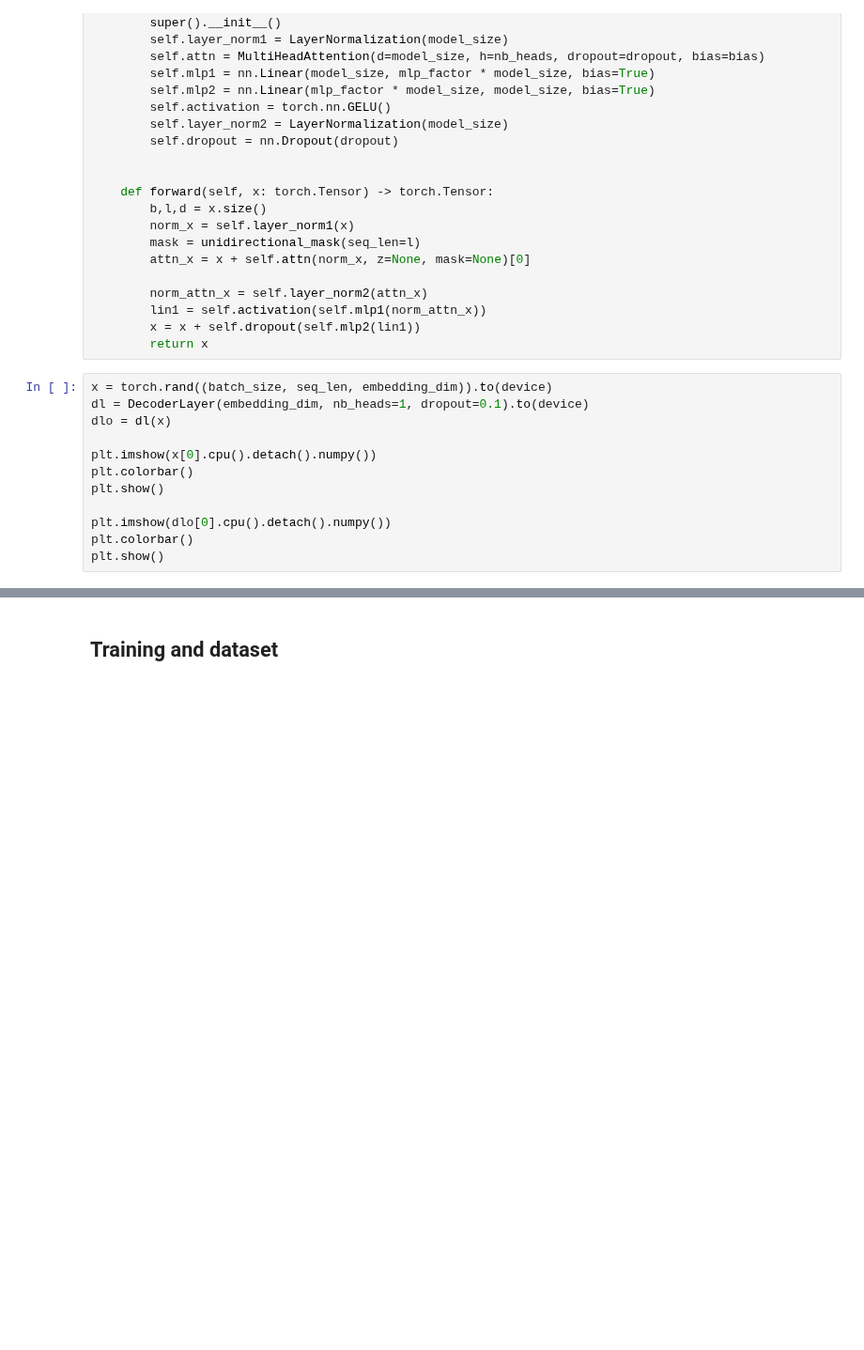
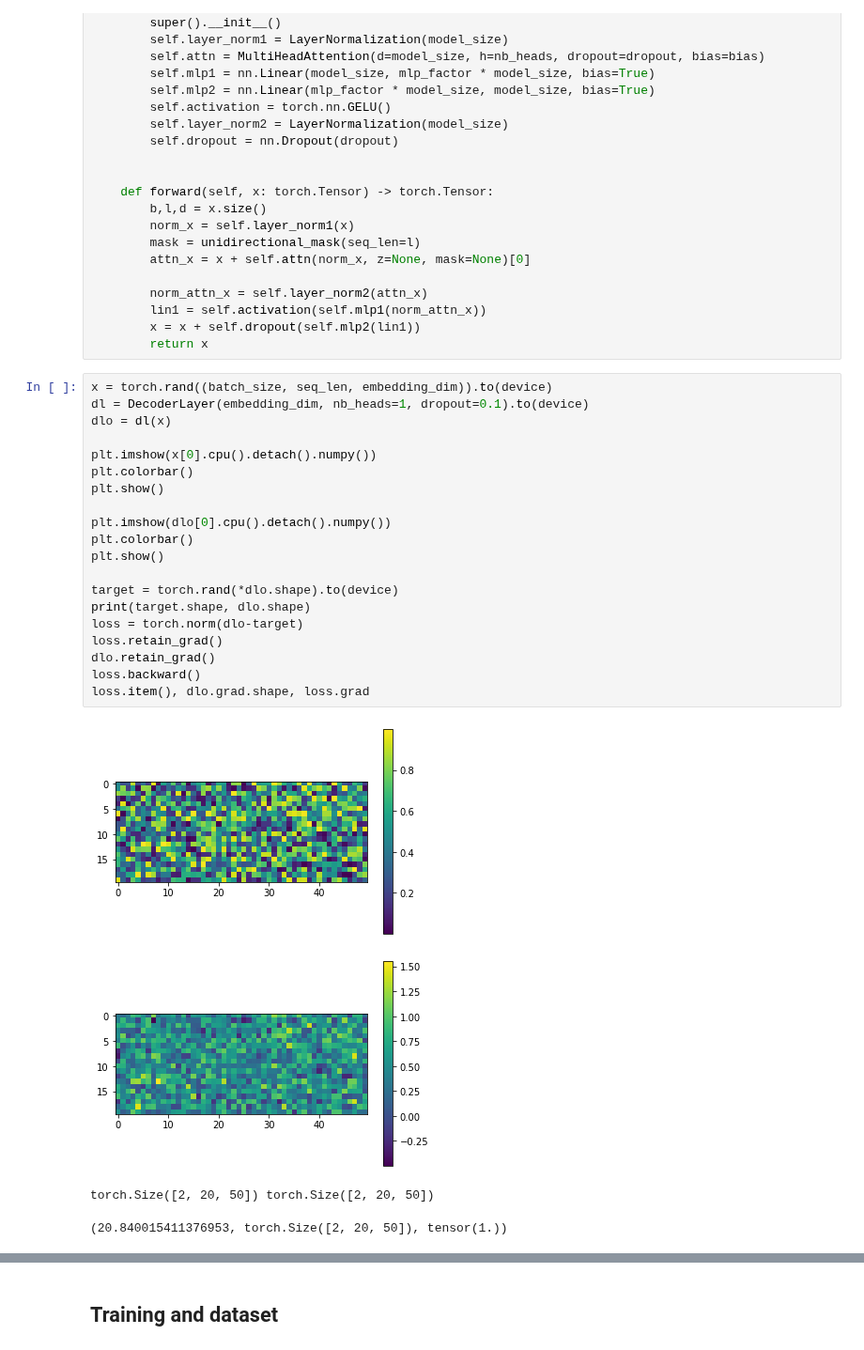
Before and after one commit to jean-kunz/transformer_implementations, a Jupyter notebook: notebooks/components.ipynb, the cells around one changed output, grey strips where cells are left out. Shown at 94% size. Drawn from its saved outputs; the diff is of its cells as text; blank space fills up the shorter version.

```diff
--- a/notebooks/components.ipynb
+++ b/notebooks/components.ipynb
@@ -435,15 +523,28 @@ class DecoderLayer(nn.Module):
 # %%
 x = torch.rand((batch_size, seq_len, embedding_dim)).to(device)
 dl = DecoderLayer(embedding_dim, nb_heads=1, dropout=0.1).to(device)
 dlo = dl(x)
 
 plt.imshow(x[0].cpu().detach().numpy())
 plt.colorbar()
 plt.show()
 
 plt.imshow(dlo[0].cpu().detach().numpy())
 plt.colorbar()
 plt.show()
+
+target = torch.rand(*dlo.shape).to(device)
+print(target.shape, dlo.shape)
+loss = torch.norm(dlo-target)
+loss.retain_grad()
+dlo.retain_grad()
+loss.backward()
+loss.item(), dlo.grad.shape, loss.grad
+# %% [output]
+[figure, added]
+[figure, added]
+torch.Size([2, 20, 50]) torch.Size([2, 20, 50])
+(20.840015411376953, torch.Size([2, 20, 50]), tensor(1.))
 # %%
 #| export
 
```
Also changed, not shown: parts of 20 cells of this notebook, 1 other file.
